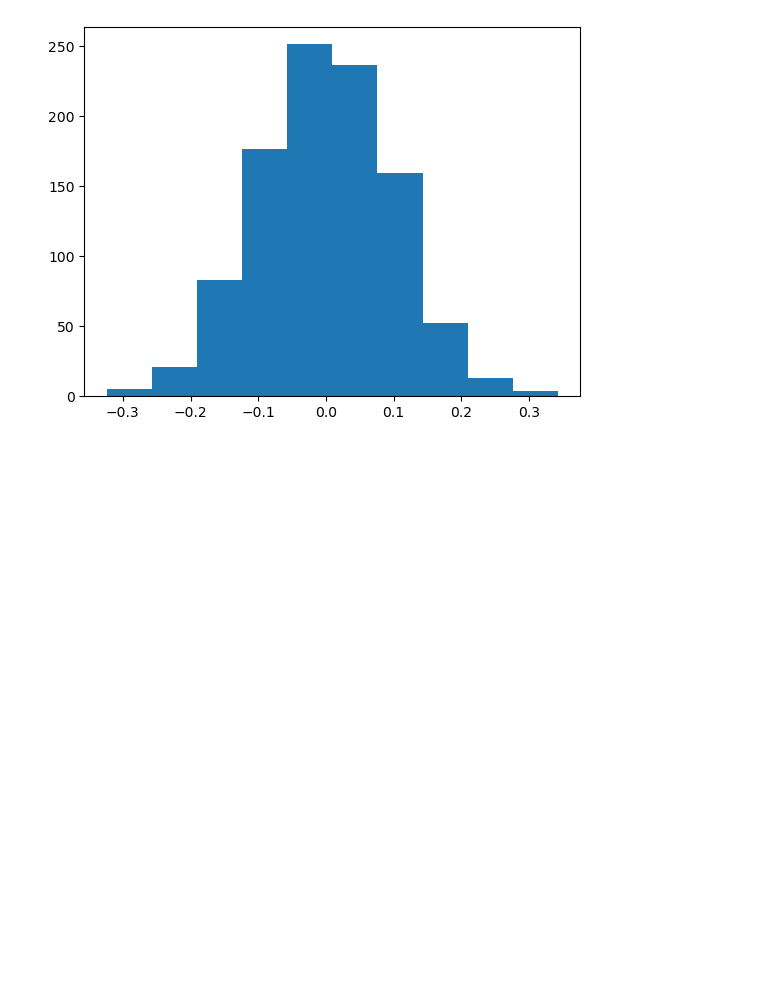
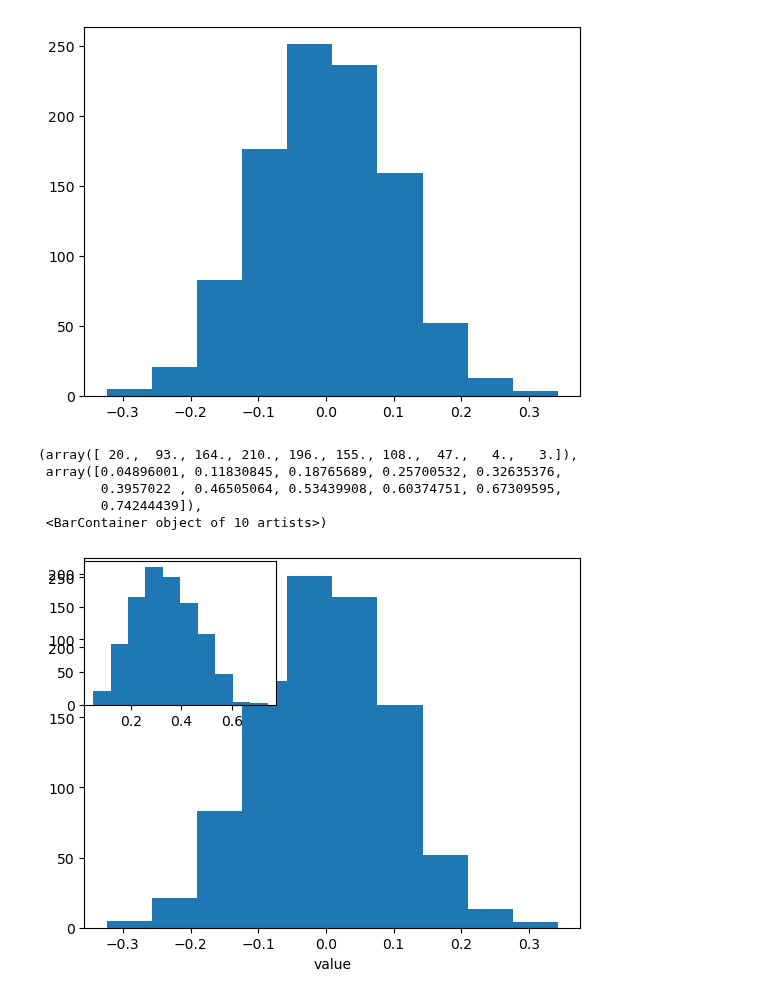
Before and after one commit to ubvu/2023-05-30-python, a Jupyter notebook: notebooks/plotting.ipynb, the cells around one changed output. Drawn from its saved outputs; the diff is of its cells as text; code cells hidden in the pictures; blank space fills up the shorter version.

```diff
--- a/notebooks/plotting.ipynb
+++ b/notebooks/plotting.ipynb
@@ -50,5 +50,15 @@ beta = np.random.beta(5, 10, 1000)
 # %%
 fig, ax1 = plt.subplots()
 
 ax1.hist(sample_data)
 ax1.set_xlabel('value')
+
+ax2 = fig.add_axes([0.125, 0.575, 0.3, 0.3])
+ax2.hist(beta)
+# %% [output]
+(array([ 20.,  93., 164., 210., 196., 155., 108.,  47.,   4.,   3.]),
+ array([0.04896001, 0.11830845, 0.18765689, 0.25700532, 0.32635376,
+        0.3957022 , 0.46505064, 0.53439908, 0.60374751, 0.67309595,
+        0.74244439]),
+ <BarContainer object of 10 artists>)
+[figure, added]
```
